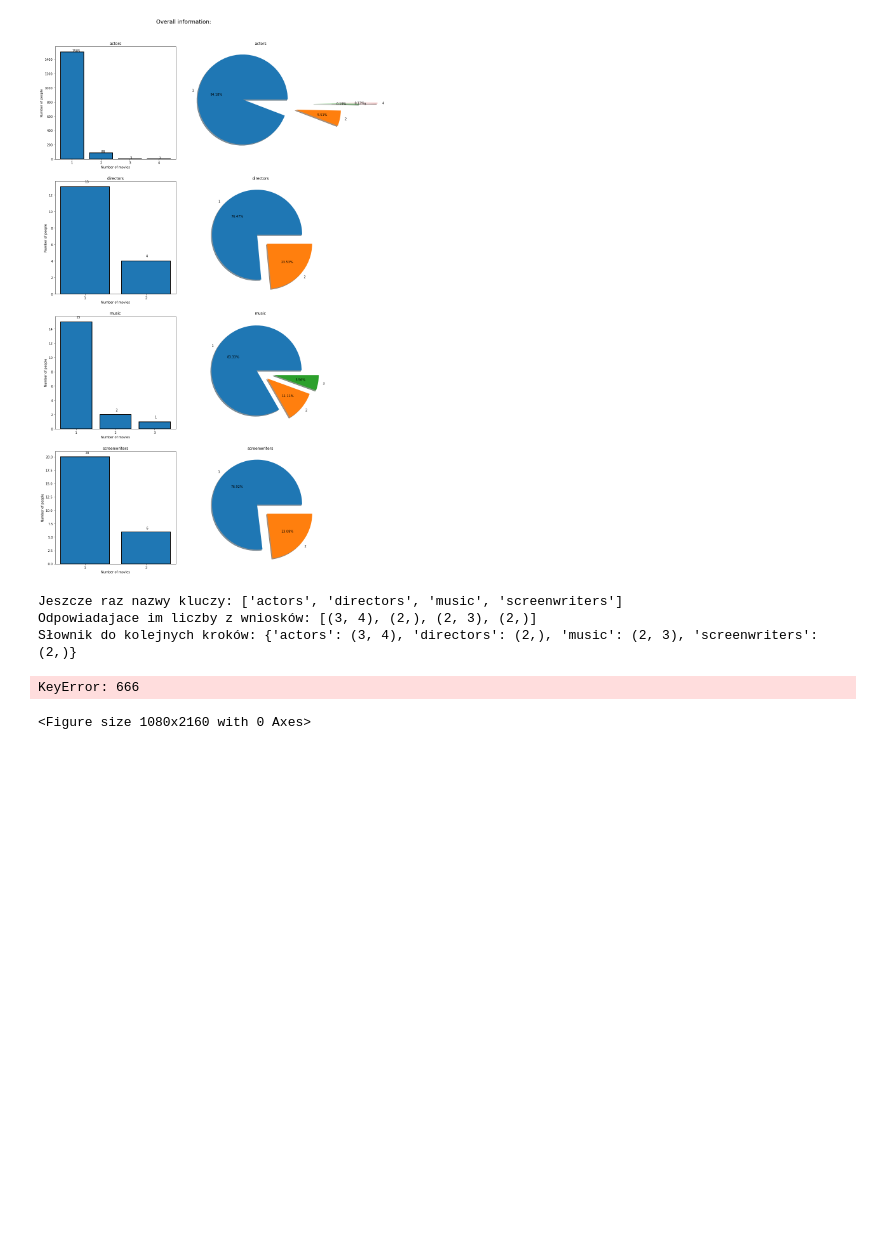
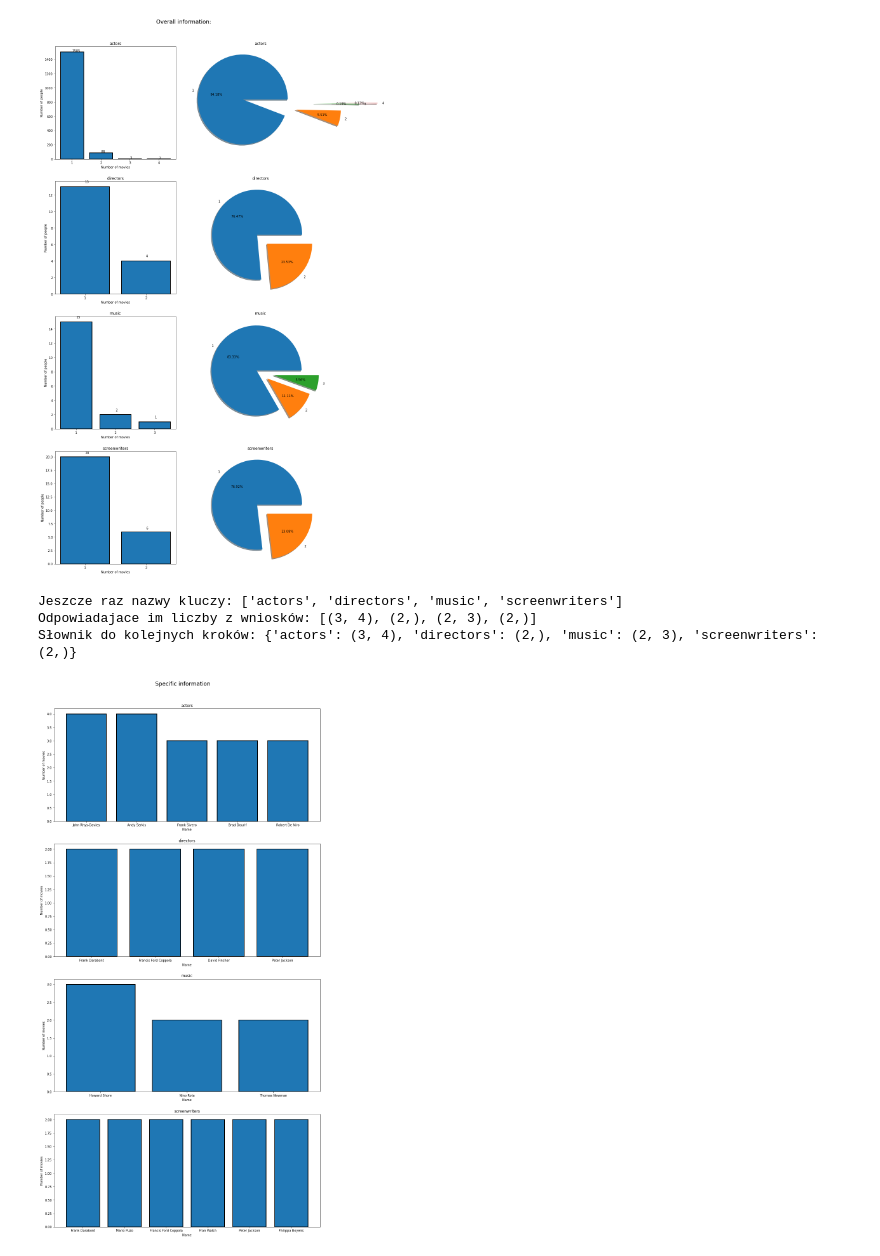
Before and after one commit to mrkomal/Filmweb_scraper, a Jupyter notebook: Scrap_visualization.ipynb, the cells around one changed output. Drawn from its saved outputs; the diff is of its cells as text; code cells hidden in the pictures; blank space fills up the shorter version.

```diff
--- a/Scrap_visualization.ipynb
+++ b/Scrap_visualization.ipynb
@@ -73,23 +73,27 @@ class BarPlot:
     edge_color = (0,0,0)
     line_width = 2
 
-    def __init__(self, x, y, xtitle, ytitle, title):
+    def __init__(self, x, y, xtitle, ytitle, title, scale_x_axis=True, show_bin_val=False):
         self.x = x
         self.y = y
         self.xtitle = xtitle
         self.ytitle = ytitle
         self.title = title
+        self.scale_x_axis = scale_x_axis
+        self.show_bin_val = show_bin_val
 
     def define(self):
-        min_val = min(self.x)
-        max_val = max(self.x)
         plt.bar(self.x,self.y,edgecolor=self.edge_color,linewidth=self.line_width)
         plt.title(self.title)
         plt.xlabel(self.xtitle)
-        plt.xticks(np.arange(min_val,max_val+1))
+        if self.scale_x_axis:
+            min_val = min(self.x)
+            max_val = max(self.x)
+            plt.xticks(np.arange(min_val,max_val+1))
         plt.ylabel(self.ytitle)
-        for index, value in enumerate(self.y):
-            plt.text(index+1, value+0.5, str(value))
+        if self.show_bin_val:
+            for index, value in enumerate(self.y):
+                plt.text(index+1, value+0.5, str(value))
 # %%
 #obiekt do tworzenia PieChart
 class PieChart():
@@ -127,15 +131,14 @@ for i,key in enumerate(data_dict.keys()):
     summary_num_of_movies = num_of_movies.value_counts()
     x = list(summary_num_of_movies.keys())
     y = [summary_num_of_movies[key1] for key1 in x]
-    title = file_names[i]
     ##subplot
     #hist
     plt.subplot2grid((subplot_rows, 2), (i, 0), rowspan=1, colspan=1,fig=fig)
-    barplot = BarPlot(x,y,xtitle,ytitle,title)
+    barplot = BarPlot(x,y,xtitle,ytitle,key,show_bin_val=True)
     barplot.define()
     #pie
     plt.subplot2grid((subplot_rows, 2), (i, 1), rowspan=1, colspan=1,fig=fig)
-    piechart = PieChart(x,y,title)
+    piechart = PieChart(x,y,key)
     piechart.define()
 # %% [output]
 [figure]
@@ -162,30 +165,23 @@ Słownik do kolejnych kroków: {'actors': (3, 4), 'directors': (2,), 'music': (2
 # %%
 #wyniki szczegółowe
 
 #ustawienie nazwy osi Y
 ytitle = 'Number of movies'
+xtitle = 'Name'
 
 fig = plt.figure(figsize=(15,30))
 plt.suptitle('Specific information', y=0.92, size='xx-large')
 
-for i,key in enumerate(data_dict.keys()):
+for i, key in enumerate(data_dict.keys()):
     #wyodrebnienie jedynie wartosci zgodnych z wczesniejszymi wnioskami
     job_dict = data_dict[key].to_dict()
     job_num_dict = job_dict['Number_of_movies']
     indexes = [ky for ky in job_num_dict.keys() if job_num_dict[ky] in dict_val_to_show[key]]
-    print(data_dict['actors'][666])
-
-
-    '''
-    people_names = data_dict[key].Name
-
-    barplot = BarPlot(x,y,xtitle,ytitle,title)
-
-plt.bar(a.Name[:5],a.Number_of_movies[:5],width=0.2)
-plt.xticks(rotation='vertical')
-plt.xlabel('Actors')
-plt.ylabel('Number_of_movies')
-'''
+    x = [data_dict[key].loc[j][0] for j in indexes]
+    y = [data_dict[key].loc[j][1] for j in indexes]
+    #subplot z barplots
+    plt.subplot2grid((subplot_rows, 1), (i, 0), rowspan=1, colspan=1,fig=fig)
+    barplot = BarPlot(x,y,xtitle,ytitle,title=key,scale_x_axis=False)
+    barplot.define()
 # %% [output]
-KeyError: 666
-<Figure size 1080x2160 with 0 Axes>
+[figure, added]
```
